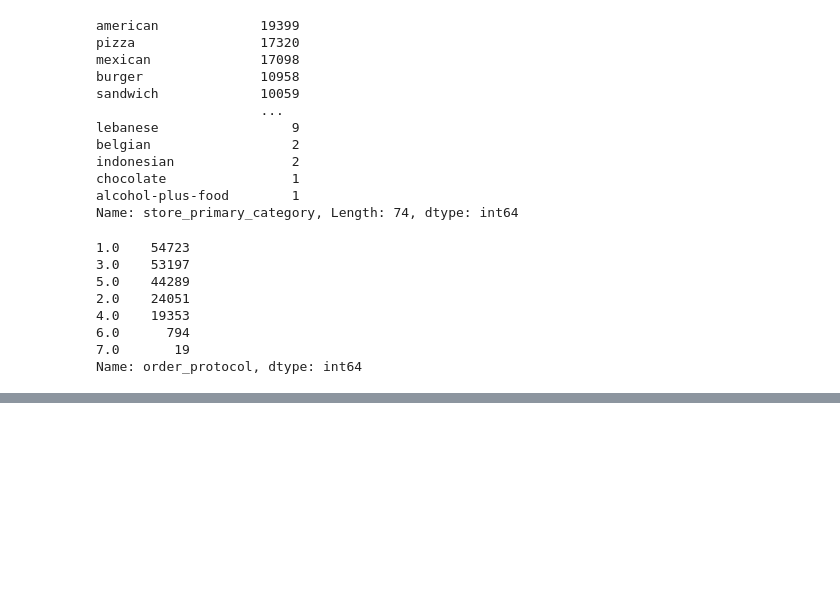
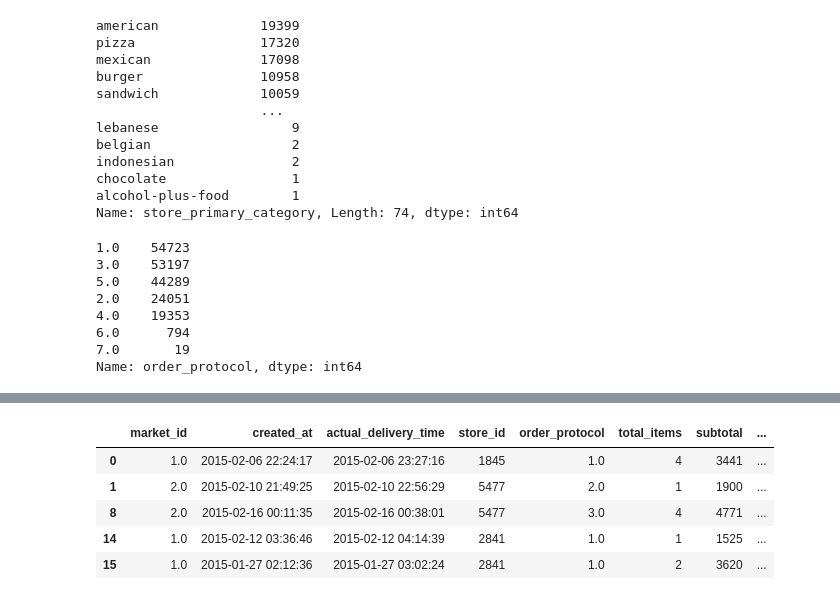
Before and after one commit to Milansingh163/Doordash-Delivery-time-Prediction, a Jupyter notebook: deliverytime.ipynb, the cells around one changed output, grey strips where cells are left out. Saved outputs shown, nothing was run; the diff lists cells and outputs as text; code cells hidden in the pictures; blank space fills up the shorter version.

```diff
--- a/deliverytime.ipynb
+++ b/deliverytime.ipynb
@@ -213,0 +241,10 @@ dtype: int64
+# %%
+df.drop(['store_primary_category'], axis=1,inplace=True)
+df.head()
+# %% [output]
+|  | market_id | created_at | actual_delivery_time | store_id | order_protocol | total_items | subtotal | ... |
+| 0 | 1.0 | 2015-02-06 22:24:17 | 2015-02-06 23:27:16 | 1845 | 1.0 | 4 | 3441 | ... |
+| 1 | 2.0 | 2015-02-10 21:49:25 | 2015-02-10 22:56:29 | 5477 | 2.0 | 1 | 1900 | ... |
+| 8 | 2.0 | 2015-02-16 00:11:35 | 2015-02-16 00:38:01 | 5477 | 3.0 | 4 | 4771 | ... |
+| 14 | 1.0 | 2015-02-12 03:36:46 | 2015-02-12 04:14:39 | 2841 | 1.0 | 1 | 1525 | ... |
+| 15 | 1.0 | 2015-01-27 02:12:36 | 2015-01-27 03:02:24 | 2841 | 1.0 | 2 | 3620 | ... |
```
Also changed, not shown: parts of 9 cells of this notebook.
